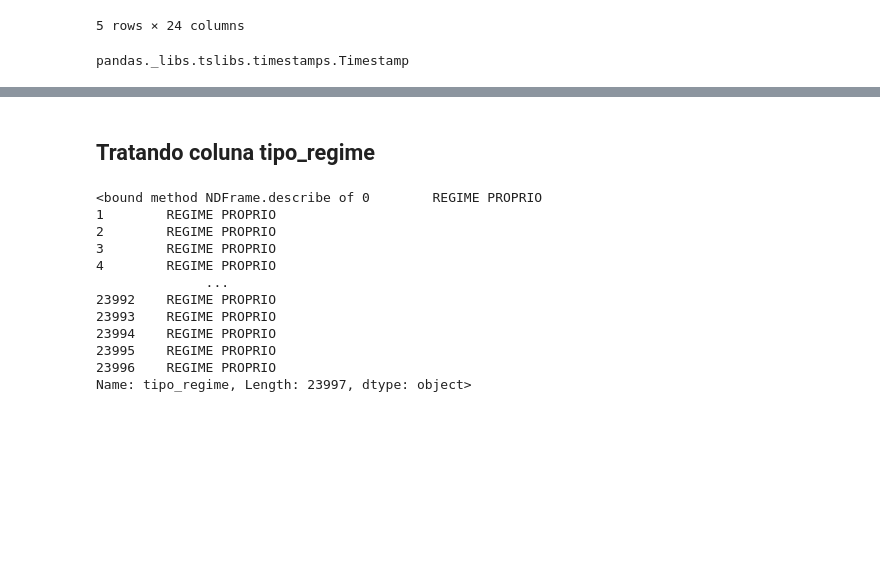
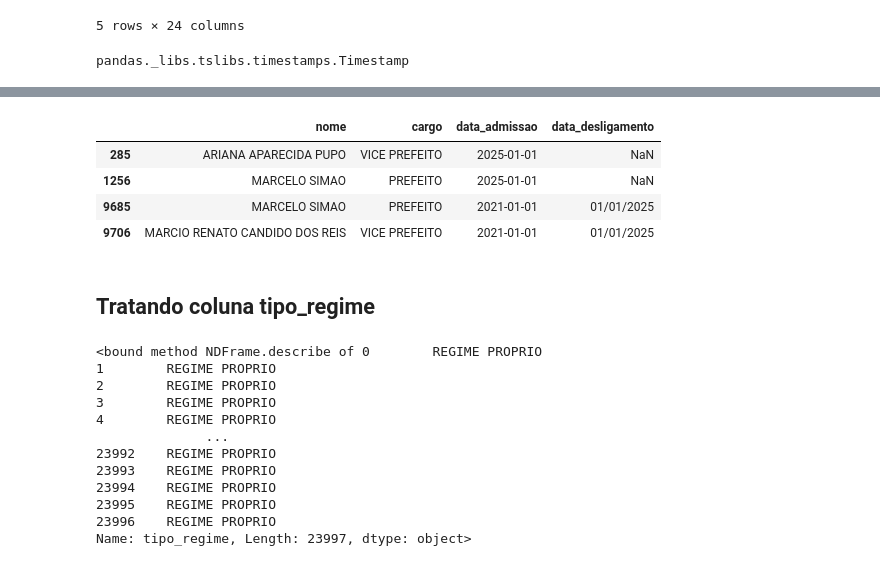
Before and after one commit to oguidenardi/folha_pagamento_santa_rita_2025, a Jupyter notebook: notebooks/03_data_preparation.ipynb, the cells around one changed output, grey strips where cells are left out. Drawn from its saved outputs; the diff is of its cells as text; code cells hidden in the pictures; blank space fills up the shorter version.

```diff
--- a/notebooks/03_data_preparation.ipynb
+++ b/notebooks/03_data_preparation.ipynb
@@ -653,3 +669,13 @@ pandas._libs.tslibs.timestamps.Timestamp
+# %%
+df_prefeito_vice = df_prepared[df_prepared['flag_agente_politico'] == True]
+
+df_prefeito_vice[['nome', 'cargo', 'data_admissao', 'data_desligamento']].drop_duplicates()
+# %% [output]
+|  | nome | cargo | data_admissao | data_desligamento |
+| 285 | ARIANA APARECIDA PUPO | VICE PREFEITO | 2025-01-01 | NaN |
+| 1256 | MARCELO SIMAO | PREFEITO | 2025-01-01 | NaN |
+| 9685 | MARCELO SIMAO | PREFEITO | 2021-01-01 | 01/01/2025 |
+| 9706 | MARCIO RENATO CANDIDO DOS REIS | VICE PREFEITO | 2021-01-01 | 01/01/2025 |
 # %% [markdown]
 ## Tratando coluna tipo_regime
 # %%
```
Also changed, not shown: parts of 15 cells of this notebook.
